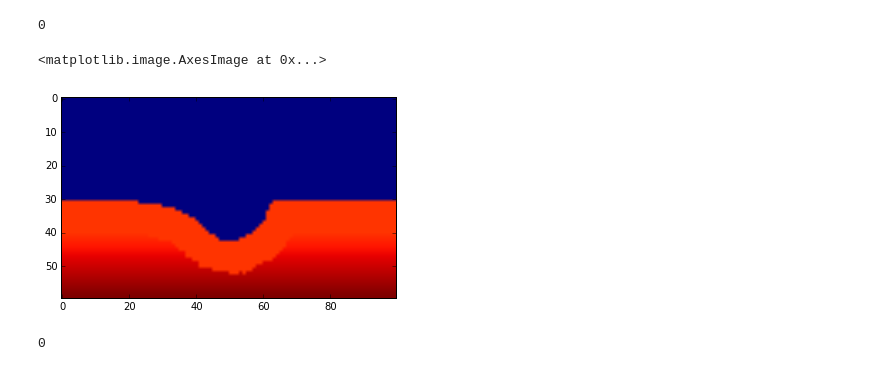
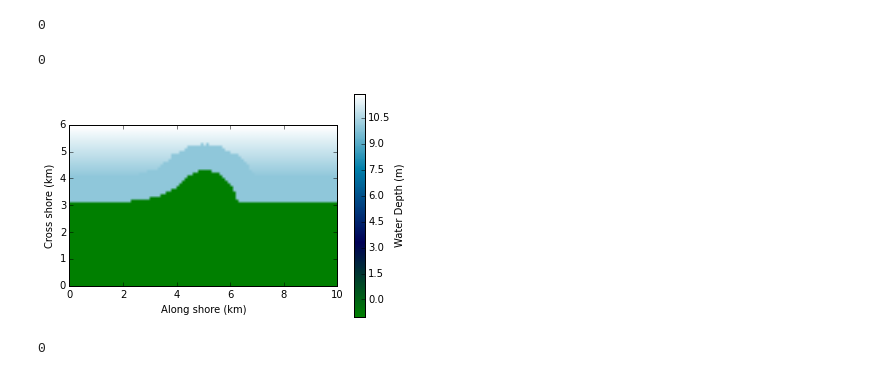
Before and after one commit to mcflugen/bmi-tutorial, a Jupyter notebook: notebooks/cem_example.ipynb, the cells around one changed output. Saved outputs shown, nothing was run; the diff lists cells and outputs as text; code cells hidden in the pictures.

```diff
--- a/notebooks/cem_example.ipynb
+++ b/notebooks/cem_example.ipynb
@@ -78,11 +110,13 @@ w.set_value('land_surface_water_sediment~bedload__mass_flow_rate', qs.flatten())
 # %% [output]
 0
 # %%
-w.update(250.)
-w.get_value('sea_water__depth', z)
-imshow(z)
+cem.update(250.)
+cem.get_value('sea_water__depth', z)
 # %% [output]
-<matplotlib.image.AxesImage at 0x...>
+0
-[figure, removed]
+# %%
+plot_coast(spacing, z)
+# %% [output]
+[figure, added]
 # %%
 qs[river_mouth, 75] = 1000
```
Also changed, not shown: parts of 33 cells of this notebook.
